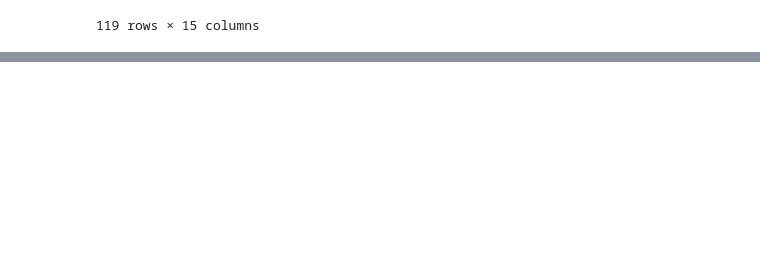
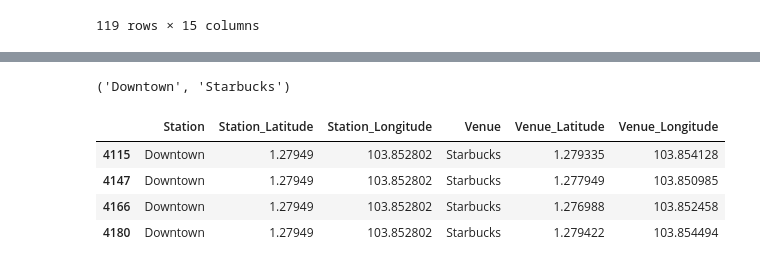
Before and after one commit to choysf/Coursera_Capstone, a Jupyter notebook: MRT Stations in Singapore Analysis.ipynb, the cells around one changed output, grey strips where cells are left out. Saved outputs shown, nothing was run; the diff lists cells and outputs as text; code cells hidden in the pictures; blank space fills up the shorter version.

```diff
--- a/MRT Stations in Singapore Analysis.ipynb
+++ b/MRT Stations in Singapore Analysis.ipynb
@@ -514,0 +650,14 @@ map_clusters
+# %%
+stn_grp2.idxmax() #Find venue with max number and the corresponding station
+# %% [output]
+('Downtown', 'Starbucks')
+# %%
+#detailed analysis on Downtown Starbucks -get new df containing all Starbucks outlets at Downtown Station
+Downtown_df = station_venues.loc[(station_venues['Station']=='Downtown') & (station_venues['Venue']=='Starbucks'),['Station', 'Station_Latitude', 'Station_Longitude','Venue','Venue_Latitude', 'Venue_Longitude' ]]
+Downtown_df
+# %% [output]
+|  | Station | Station_Latitude | Station_Longitude | Venue | Venue_Latitude | Venue_Longitude |
+| 4115 | Downtown | 1.27949 | 103.852802 | Starbucks | 1.279335 | 103.854128 |
+| 4147 | Downtown | 1.27949 | 103.852802 | Starbucks | 1.277949 | 103.850985 |
+| 4166 | Downtown | 1.27949 | 103.852802 | Starbucks | 1.276988 | 103.852458 |
+| 4180 | Downtown | 1.27949 | 103.852802 | Starbucks | 1.279422 | 103.854494 |
```
Also changed, not shown: parts of 25 cells of this notebook.
